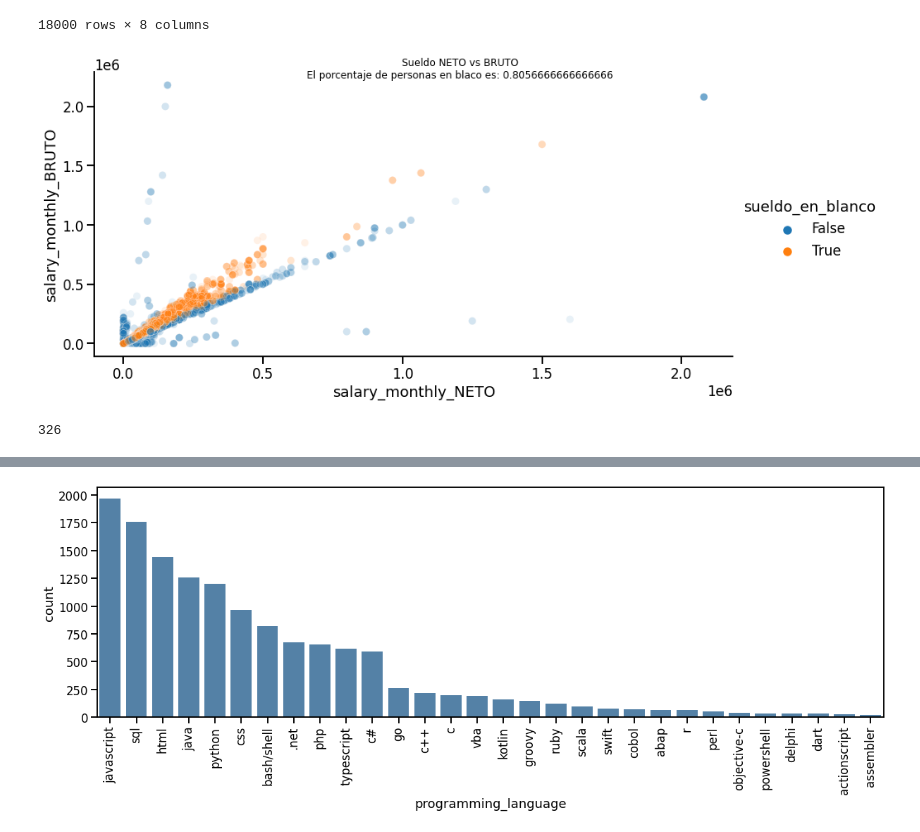
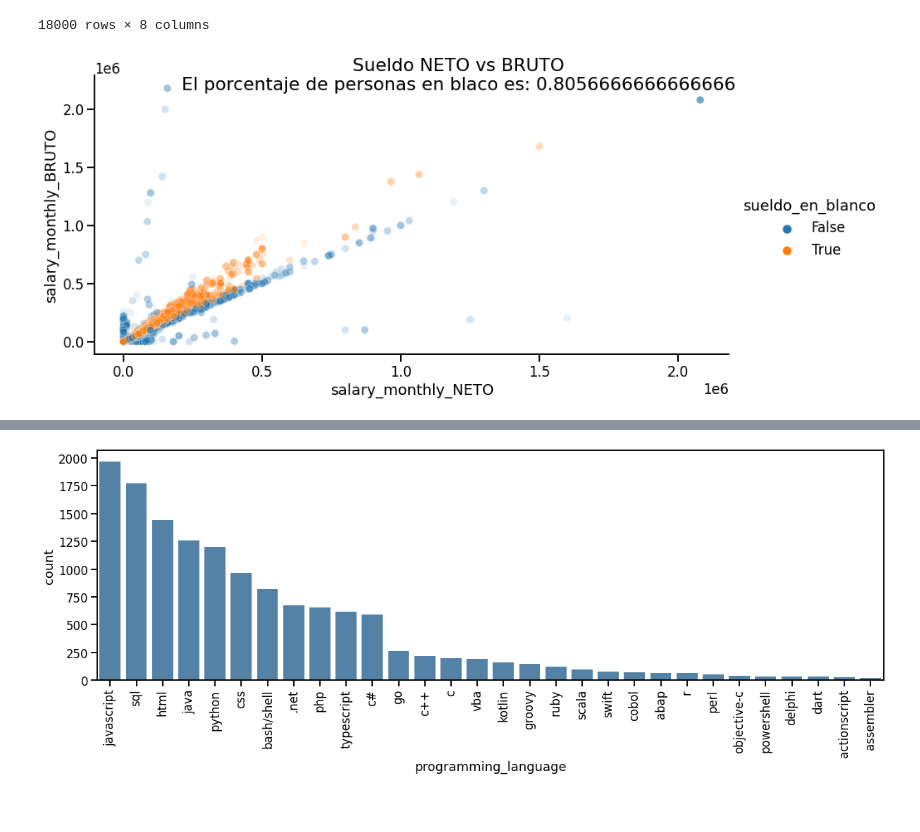
Before and after one commit to fnbellomo/DiploDatos2021, a Jupyter notebook: AyVD/Copy_of_Entregable_Parte_1_franco.ipynb, the cells around one changed output, grey strips where cells are left out. Drawn from its saved outputs; the diff is of its cells as text; code cells hidden in the pictures; blank space fills up the shorter version.

```diff
--- a/AyVD/Copy_of_Entregable_Parte_1_franco.ipynb
+++ b/AyVD/Copy_of_Entregable_Parte_1_franco.ipynb
@@ -49,7 +49,7 @@ Para ello:
 Si lo consideran necesario, realicen varias iteraciones. Es decir, si encuentran que las distribuciones de los lenguajes de programación que seleccionaron inicialmente no son muy diferentes, pueden re-hacer el análisis usando sólo los lenguajes de programación que son diferentes.
 # %%
 # complete here if you want to include more columns
-relevant_columns = ['tools_programming_languages', 'salary_monthly_NETO', 'salary_monthly_BRUTO']
+relevant_columns = ['tools_programming_languages', 'salary_monthly_NETO', 'salary_monthly_BRUTO', 'salary_has_bonus']
 # %% [markdown]
 ### Conteo de frecuencias de los lenguajes de programación
 
@@ -201,24 +210,18 @@ df_lang
 | 6093 | sql | C, C++, HTML, Java, Javascript, P... | 72.0 | 86000.0 | ... |
 18000 rows × 8 columns
 # %%
-total_en_blanco = len(df_lang[df_lang['salary_monthly_filtrados']])
+total_en_blanco = len(df_lang[df_lang['sueldo_en_blanco']])
 procentaje_en_blanco = total_en_blanco / len(df_lang)
 
 ax = seaborn.pairplot(
     data=df_lang,
+    x_vars=['salary_monthly_NETO'],
     y_vars=['salary_monthly_BRUTO'],
-    x_vars=['salary_monthly_NETO'],
     hue='sueldo_en_blanco',
     aspect=2,
     height=6,
     plot_kws=dict(alpha=0.1)
 )
 t = ax.fig.suptitle(f"Sueldo NETO vs BRUTO\nEl porcentaje de personas en blaco es: {procentaje_en_blanco}")
 # %% [output]
-[figure, old version]
+[figure, new version]
-# %%
-# Personas que no programan
-df_lang["no_programa"] = df_lang.cured_programming_languages.apply(lambda ele: ele == ["ninguno"])
-len(df_lang[df_lang.no_programa])
-# %% [output]
-326
```
Also changed, not shown: parts of 9 cells of this notebook.
